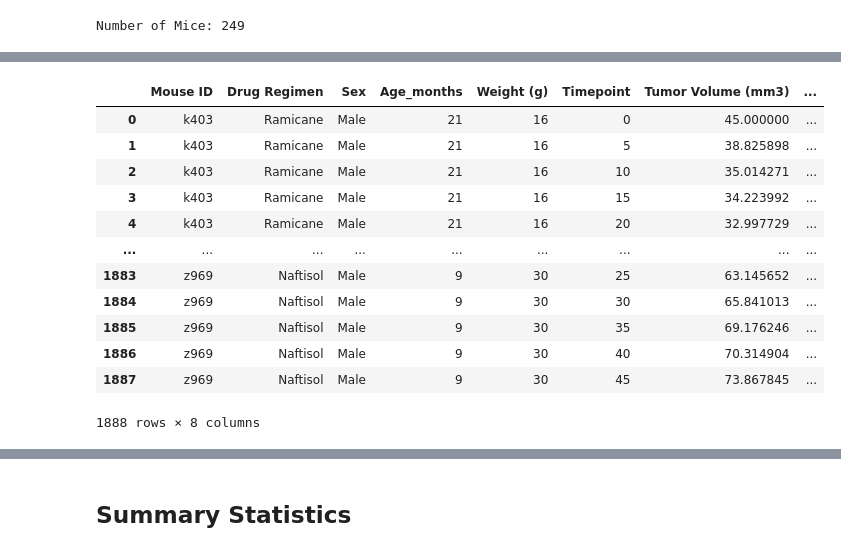
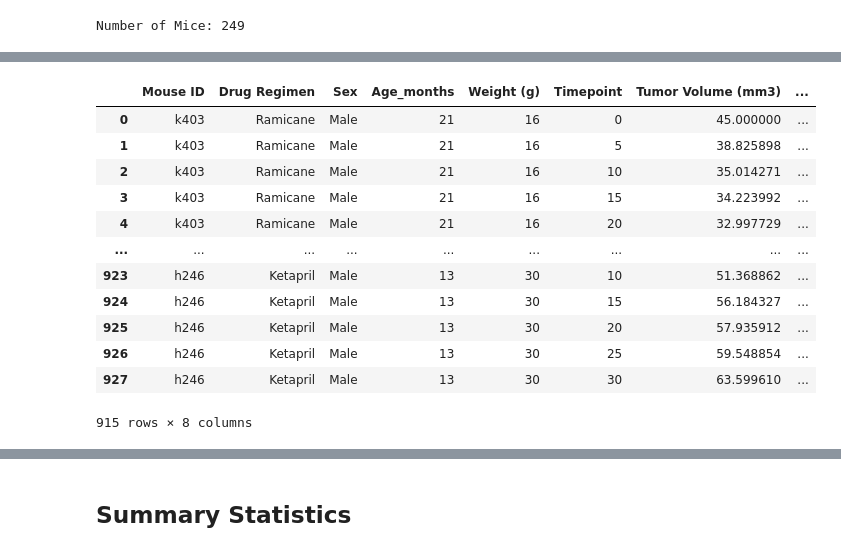
Before and after one commit to sustainedtang/matplotlib-challenge-, a Jupyter notebook: pymaceuticals_starter.ipynb, the cells around one changed output, grey strips where cells are left out. Saved outputs shown, nothing was run; the diff lists cells and outputs as text; code cells hidden in the pictures.

```diff
--- a/pymaceuticals_starter.ipynb
+++ b/pymaceuticals_starter.ipynb
@@ -74,21 +77,22 @@ duplicates_mice
 | 920 | g989 | Propriva | Female | 21 | 26 | 35 | 62.570880 | ... |
 # %%
 # Create a clean DataFrame by dropping the duplicate mouse by its ID.
-mice_data = combined_data.drop_duplicates(subset=(['Mouse ID', 'Timepoint'])).reset_index(drop=True)
-mice_data.head(None)
+#mice_data = combined_data.drop_duplicates(subset=(['Mouse ID', 'Timepoint'])).reset_index(drop=True)
+mice_data = combined_data[combined_data['Mouse ID'] != 'g989']
+mice_data.head(915)
 # %% [output]
 |  | Mouse ID | Drug Regimen | Sex | Age_months | Weight (g) | Timepoint | Tumor Volume (mm3) | ... |
 | 0 | k403 | Ramicane | Male | 21 | 16 | 0 | 45.000000 | ... |
 | 1 | k403 | Ramicane | Male | 21 | 16 | 5 | 38.825898 | ... |
 | 2 | k403 | Ramicane | Male | 21 | 16 | 10 | 35.014271 | ... |
 | 3 | k403 | Ramicane | Male | 21 | 16 | 15 | 34.223992 | ... |
 | 4 | k403 | Ramicane | Male | 21 | 16 | 20 | 32.997729 | ... |
 | ... | ... | ... | ... | ... | ... | ... | ... | ... |
-| 1883 | z969 | Naftisol | Male | 9 | 30 | 25 | 63.145652 | ... |
-| 1884 | z969 | Naftisol | Male | 9 | 30 | 30 | 65.841013 | ... |
-| 1885 | z969 | Naftisol | Male | 9 | 30 | 35 | 69.176246 | ... |
-| 1886 | z969 | Naftisol | Male | 9 | 30 | 40 | 70.314904 | ... |
-| 1887 | z969 | Naftisol | Male | 9 | 30 | 45 | 73.867845 | ... |
+| 923 | h246 | Ketapril | Male | 13 | 30 | 10 | 51.368862 | ... |
+| 924 | h246 | Ketapril | Male | 13 | 30 | 15 | 56.184327 | ... |
+| 925 | h246 | Ketapril | Male | 13 | 30 | 20 | 57.935912 | ... |
+| 926 | h246 | Ketapril | Male | 13 | 30 | 25 | 59.548854 | ... |
+| 927 | h246 | Ketapril | Male | 13 | 30 | 30 | 63.599610 | ... |
-1888 rows × 8 columns
+915 rows × 8 columns
 # %%
 # Checking the number of mice in the clean DataFrame.
```
Also changed, not shown: parts of 12 cells of this notebook.
